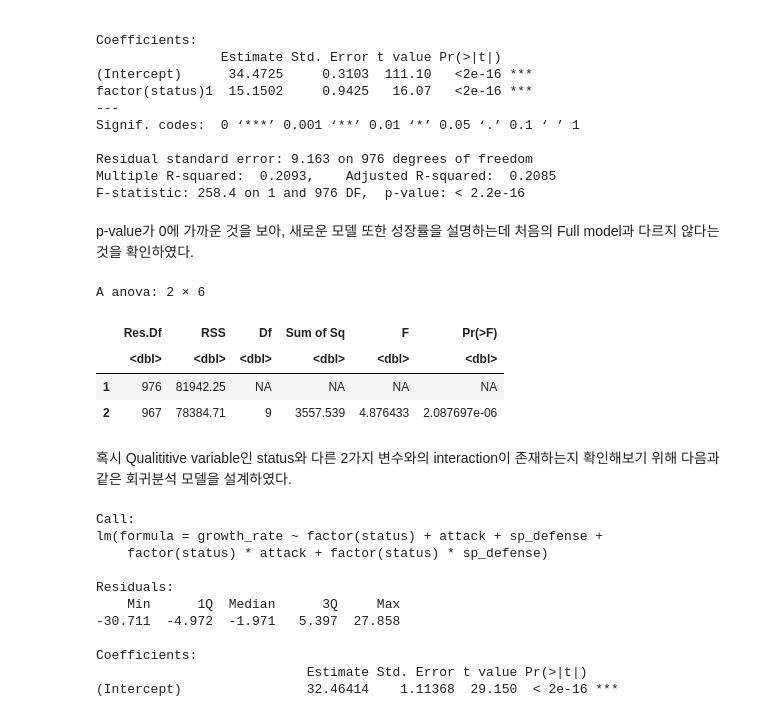
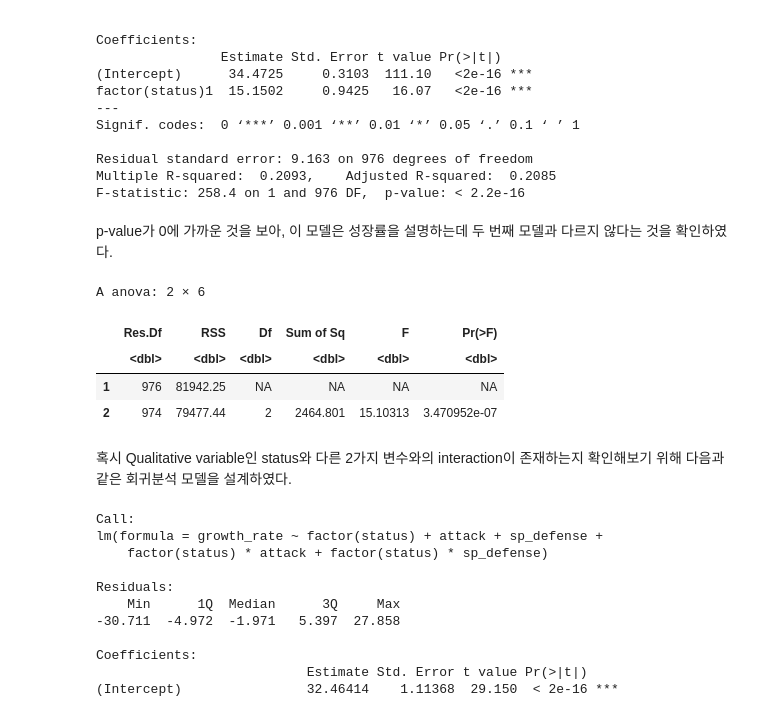
Before and after one commit to stop1one/Analyzing-Pokemon-Championship, a Jupyter notebook: analyzing-pokemon.ipynb, the cells around one changed output. Drawn from its saved outputs; the diff is of its cells as text; code cells hidden in the pictures.

```diff
--- a/analyzing-pokemon.ipynb
+++ b/analyzing-pokemon.ipynb
@@ -378,17 +395,17 @@ Residual standard error: 9.163 on 976 degrees of freedom
 Multiple R-squared:  0.2093,    Adjusted R-squared:  0.2085
 F-statistic: 258.4 on 1 and 976 DF,  p-value: < 2.2e-16
 # %% [markdown]
-p-value가 0에 가까운 것을 보아, 새로운 모델 또한 성장률을 설명하는데 처음의 Full model과 다르지 않다는 것을 확인하였다.
+p-value가 0에 가까운 것을 보아, 이 모델은 성장률을 설명하는데 두 번째 모델과 다르지 않다는 것을 확인하였다.
 # %%
-anova(model3_gr, model1_gr)
+anova(model3_gr, model2_gr)
 # %% [output]
 A anova: 2 × 6
 |  | Res.Df | RSS | Df | Sum of Sq | F | Pr(>F) |
 |  | <dbl> | <dbl> | <dbl> | <dbl> | <dbl> | <dbl> |
 | 1 | 976 | 81942.25 | NA | NA | NA | NA |
-| 2 | 967 | 78384.71 | 9 | 3557.539 | 4.876433 | 2.087697e-06 |
+| 2 | 974 | 79477.44 | 2 | 2464.801 | 15.10313 | 3.470952e-07 |
 # %% [markdown]
-혹시 Qualititive variable인 status와 다른 2가지 변수와의 interaction이 존재하는지 확인해보기 위해 다음과 같은 회귀분석 모델을 설계하였다.
+혹시 Qualitative variable인 status와 다른 2가지 변수와의 interaction이 존재하는지 확인해보기 위해 다음과 같은 회귀분석 모델을 설계하였다.
 # %%
 model4_gr <- lm(growth_rate ~ factor(status) + attack + sp_defense + factor(status)*attack + factor(status)*sp_defense)
 summary(model4_gr)
```
Also changed, not shown: parts of 68 cells of this notebook.
